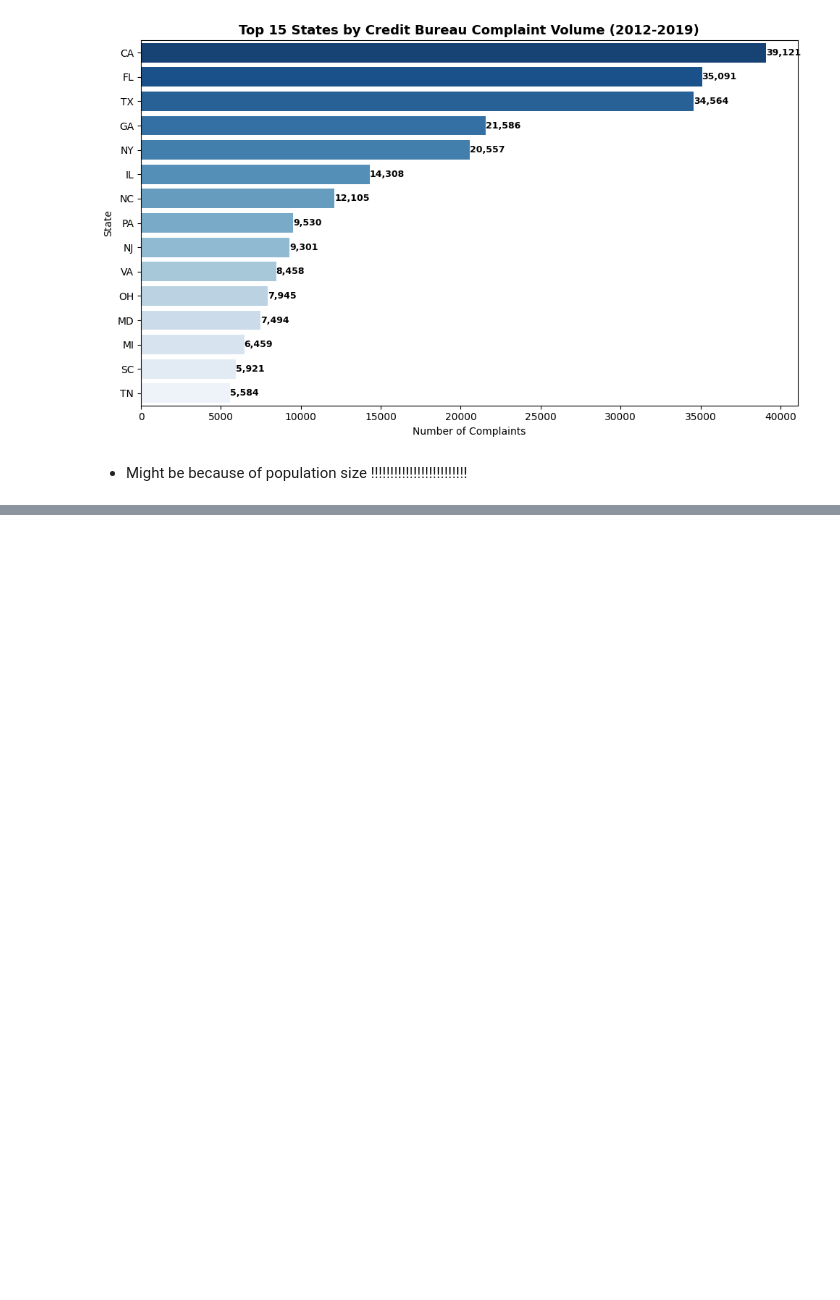
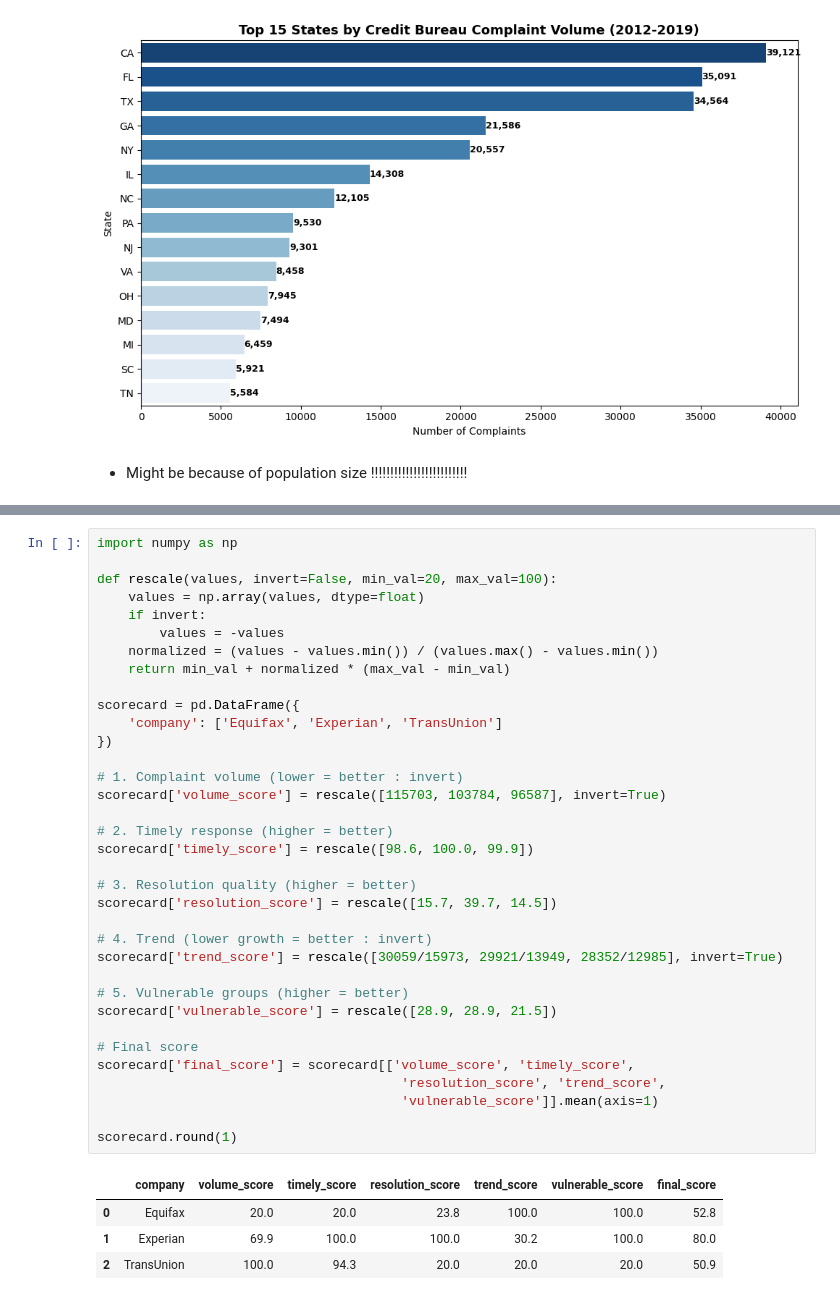
Before and after one commit to jarviscanada/jarvis_data_eng_SamiaCarchaf, a Jupyter notebook: python_data_analytics/sql_complaints.ipynb, the cells around one changed output, grey strips where cells are left out. Drawn from its saved outputs; the diff is of its cells as text; blank space fills up the shorter version.

```diff
--- a/python_data_analytics/sql_complaints.ipynb
+++ b/python_data_analytics/sql_complaints.ipynb
@@ -1144,0 +1233,40 @@ plt.show()
+# %%
+import numpy as np
+
+def rescale(values, invert=False, min_val=20, max_val=100):
+    values = np.array(values, dtype=float)
+    if invert:
+        values = -values
+    normalized = (values - values.min()) / (values.max() - values.min())
+    return min_val + normalized * (max_val - min_val)
+
+scorecard = pd.DataFrame({
+    'company': ['Equifax', 'Experian', 'TransUnion']
+})
+
+# 1. Complaint volume (lower = better : invert)
+scorecard['volume_score'] = rescale([115703, 103784, 96587], invert=True)
+
+# 2. Timely response (higher = better)
+scorecard['timely_score'] = rescale([98.6, 100.0, 99.9])
+
+# 3. Resolution quality (higher = better)
+scorecard['resolution_score'] = rescale([15.7, 39.7, 14.5])
+
+# 4. Trend (lower growth = better : invert)
+scorecard['trend_score'] = rescale([30059/15973, 29921/13949, 28352/12985], invert=True)
+
+# 5. Vulnerable groups (higher = better)
+scorecard['vulnerable_score'] = rescale([28.9, 28.9, 21.5])
+
+# Final score
+scorecard['final_score'] = scorecard[['volume_score', 'timely_score',
+                                       'resolution_score', 'trend_score',
+                                       'vulnerable_score']].mean(axis=1)
+
+scorecard.round(1)
+# %% [output]
+|  | company | volume_score | timely_score | resolution_score | trend_score | vulnerable_score | final_score |
+| 0 | Equifax | 20.0 | 20.0 | 23.8 | 100.0 | 100.0 | 52.8 |
+| 1 | Experian | 69.9 | 100.0 | 100.0 | 30.2 | 100.0 | 80.0 |
+| 2 | TransUnion | 100.0 | 94.3 | 20.0 | 20.0 | 20.0 | 50.9 |
```
Also changed, not shown: parts of 9 cells of this notebook.
